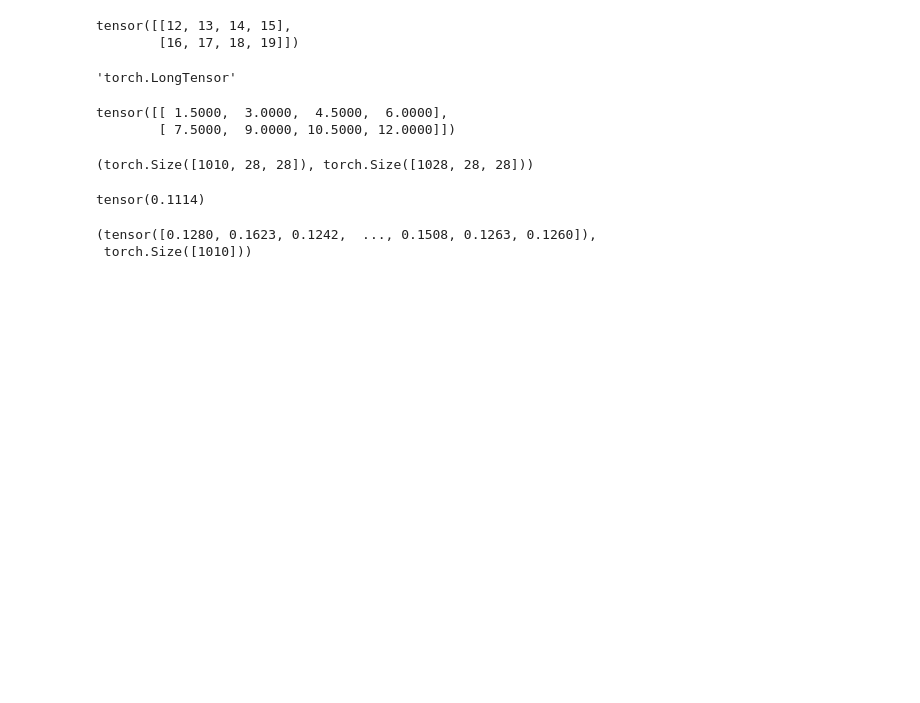
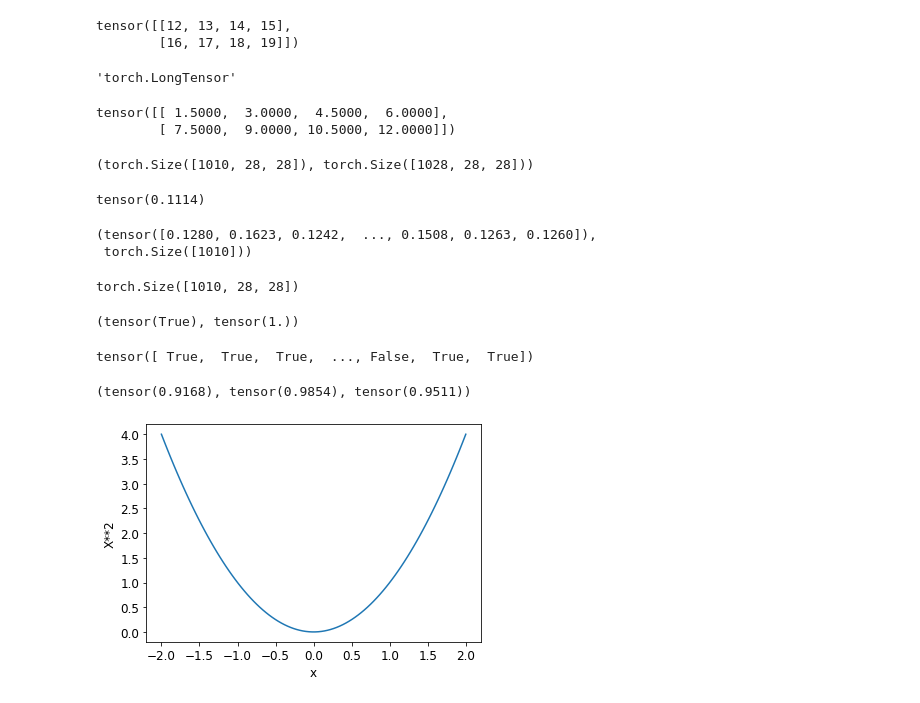
Before and after one commit to jonworkman88/fastbook, a Jupyter notebook: clean/Jon_files/04_DL_basics.ipynb, the cells around one changed output. Cells and saved outputs as stored; diff of their text form; code cells hidden in the pictures; blank space fills up the shorter version.

```diff
--- a/clean/Jon_files/04_DL_basics.ipynb
+++ b/clean/Jon_files/04_DL_basics.ipynb
@@ -215,3 +215,7 @@ vld3_dist, vld3_dist.shape
 # %% [output]
 (tensor([0.1280, 0.1623, 0.1242,  ..., 0.1508, 0.1263, 0.1260]),
  torch.Size([1010]))
+# %%
+(stk_vld3-mean3).shape
+# %% [output]
+torch.Size([1010, 28, 28])
@@ -217,0 +224,19 @@ vld3_dist, vld3_dist.shape
+# %%
+is_3(a_3), is_3(a_3).float()
+# %% [output]
+(tensor(True), tensor(1.))
+# %%
+is_3(stk_vld3)
+# %% [output]
+tensor([ True,  True,  True,  ..., False,  True,  True])
+# %%
+accuracy_3s = is_3(stk_vld3).float().mean()
+accuracy_7s = (1 - is_3(stk_vld7).float()).mean()
+accuracy_3s, accuracy_7s, (accuracy_3s+accuracy_7s)/2
+# %% [output]
+(tensor(0.9168), tensor(0.9854), tensor(0.9511))
+# %%
+def f(x): return x**2
+plot_function(f, 'x', 'X**2')
+# %% [output]
+[figure, added]
```
Also changed, not shown: parts of 24 cells of this notebook, 1 other file.
